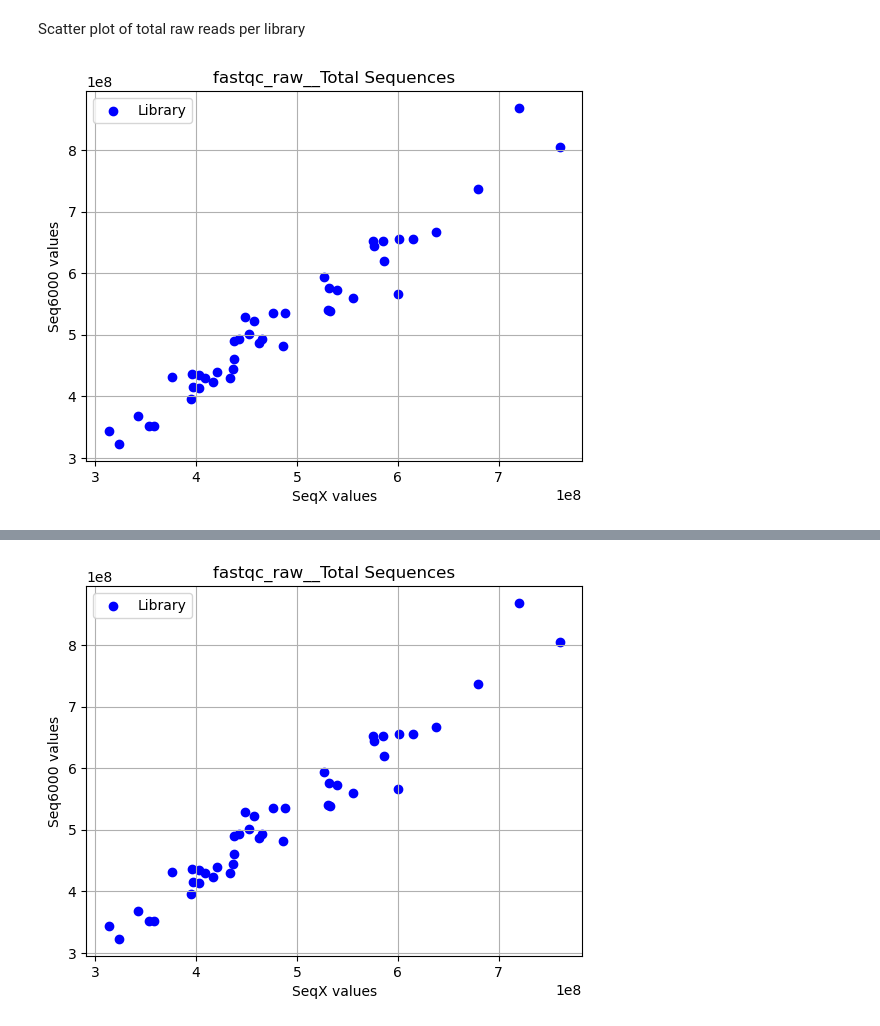
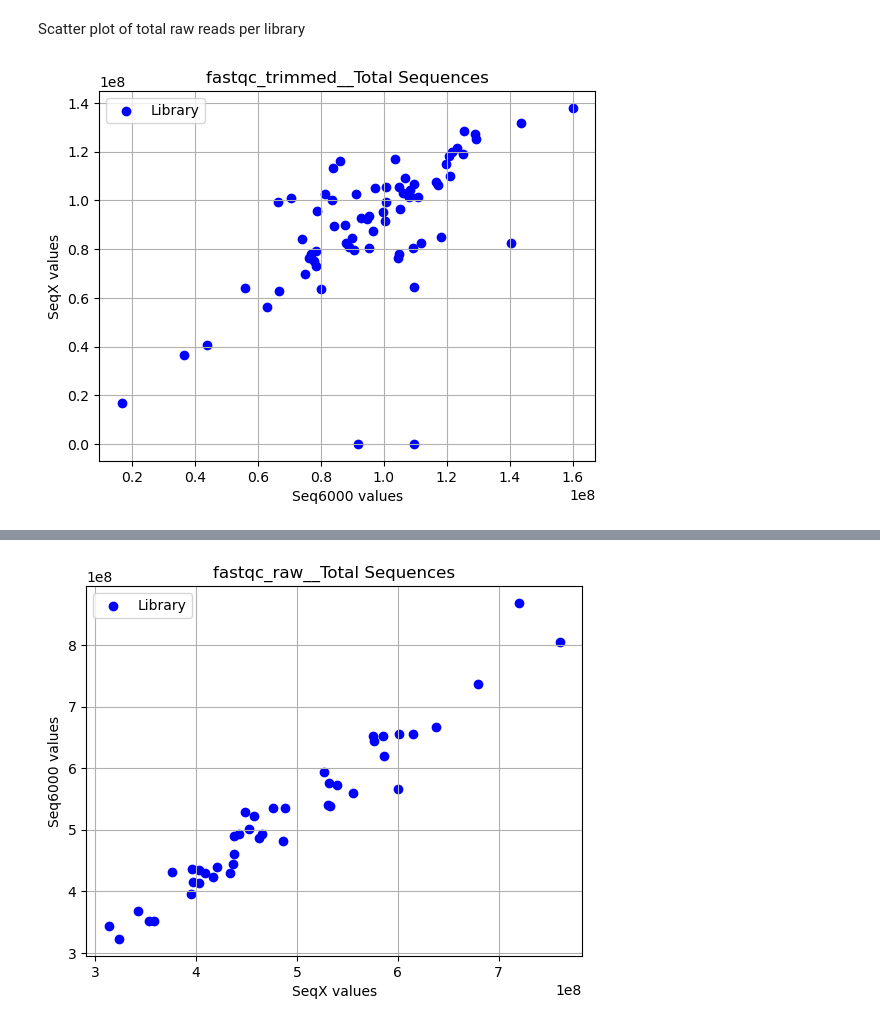
Before and after one commit to magnujo/gg-metadatabase-ui, a Jupyter notebook: illumina_plots.ipynb, the cells around one changed output, grey strips where cells are left out. Saved outputs shown, nothing was run; the diff lists cells and outputs as text; code cells hidden in the pictures.

```diff
--- a/illumina_plots.ipynb
+++ b/illumina_plots.ipynb
@@ -40,25 +40,26 @@ password = 'Wtcantfw36c!123'      # Replace with your password
 
 try:
     ssh.connect(hostname, port=port, username=username, password=password)
-    _, out, _ = ssh.exec_command(f"ls ~/results")
+    _, out, _ = ssh.exec_command(f"ls ~/bash_scripts/get_total_aligned_reads/from_non_production/results")
     files = out.read().decode().splitlines()
     for i, file in enumerate(files):
-        _, out, _ = ssh.exec_command(f"cat ~/results/{file}")
+        _, out, _ = ssh.exec_command(f"cat ~/bash_scripts/get_total_aligned_reads/from_non_production/results/{file}")
         res = out.read().decode()
         new_row = str(file).split('_')
         new_row.append(int(res))
         reads_aligned_nsx.loc[i] = new_row
 
-    _, out, _ = ssh.exec_command(f"ls ~/results2")
+    _, out, _ = ssh.exec_command(f"ls ~/bash_scripts/get_total_aligned_reads/from_production/results")
     files = out.read().decode().splitlines()
     for i, file in enumerate(files):
-        _, out, _ = ssh.exec_command(f"cat ~/results2/{file}")
+        _, out, _ = ssh.exec_command(f"cat ~/bash_scripts/get_total_aligned_reads/from_production/results/{file}")
         res = out.read().decode()
         new_row = str(file).split('_')
         new_row.append(int(res) / 4)  # Divide by four because otherwise its not comparible with nsx that has 1 value per lane
         reads_aligned_ns6.loc[i] = new_row
 finally:
     ssh.close
+
 reads_aligned_ns6['Protocol'] = reads_aligned_ns6['flowcell']
 reads_aligned_ns6['Protocol'] = reads_aligned_ns6['Protocol'].replace('AHNLW5DSX5', 'Double').replace('BH5F5KDSX7', 'Single')
 reads_aligned_ns6['Platform'] = 'NovaSeq6'
@@ -78,7 +79,10 @@ controls = ['LV7009026112',
             'LV7009026461',
             'LV7009026519',
             'LV7008960913']
+
+
 assert len(reads_aligned_nsx[~reads_aligned_nsx['library_id'].isin(controls)]) / 4 == len(data.library_id.unique())
+
 reads_aligned_nsx = reads_aligned_nsx[~reads_aligned_nsx['library_id'].isin(controls)]
 
 assert len(reads_aligned_ns6[~reads_aligned_ns6['library_id'].isin(controls)]) == len(data.library_id.unique())
@@ -196,34 +233,34 @@ Scatter plot of total raw reads per library
 # %%
 def scatter_plot(full_dataset, protocol, value_column):
     if protocol == "Single":
         filter = full_dataset["Protocol"] == "Single"
 
     elif protocol == "Double":
-        filter = full_dataset["Protocol"] == "Single"
+        filter = full_dataset["Protocol"] == "Double"
 
     elif protocol == "Both":
         filter = (full_dataset["Protocol"] == "Single") | (full_dataset["Protocol"] == "Double")
 
     else:
         raise Exception()
 
     full_dataset = full_dataset[filter]
-    data_nsX = full_dataset[full_dataset["Platform"] == "NovaSeqX"]
-    data_ns6 = full_dataset[full_dataset["Platform"] == "NovaSeq6"]
+    data_nsX = full_dataset[(full_dataset["Platform"] == "NovaSeqX") & (full_dataset["Read Type"] == "collapsed")]
+    data_ns6 = full_dataset[(full_dataset["Platform"] == "NovaSeq6") & (full_dataset["Read Type"] == "collapsed")]
 
     x = data_nsX[["library_id", value_column]].groupby("library_id").sum().reset_index().sort_values("library_id")[value_column]
     y = data_ns6[["library_id", value_column]].groupby("library_id").sum().reset_index().sort_values("library_id")[value_column]
 
     # Create scatter plot
-    plt.scatter(x, y, color='blue', label='Library', marker='o')
+    plt.scatter(y, x, color='blue', label='Library', marker='o')
 
     # Customize the plot
-    plt.title("fastqc_raw__Total Sequences")  # Add a title
-    plt.xlabel("SeqX values")  # Label for x-axis
-    plt.ylabel("Seq6000 values")  # Label for y-axis
+    plt.title(value_column)  # Add a title
+    plt.xlabel("Seq6000 values")  # Label for x-axis
+    plt.ylabel("SeqX values")  # Label for y-axis
     plt.legend()  # Show legend
     plt.grid(True)  # Add gridlines
     plt.show()  # Display the plot
-scatter_plot(data, "Double", "fastqc_raw__Total Sequences")
+scatter_plot(data, "Double", "fastqc_trimmed__Total Sequences")
 # %% [output]
-[figure, old version]
+[figure, new version]
```
Also changed, not shown: parts of 30 cells of this notebook, 3 other files.
